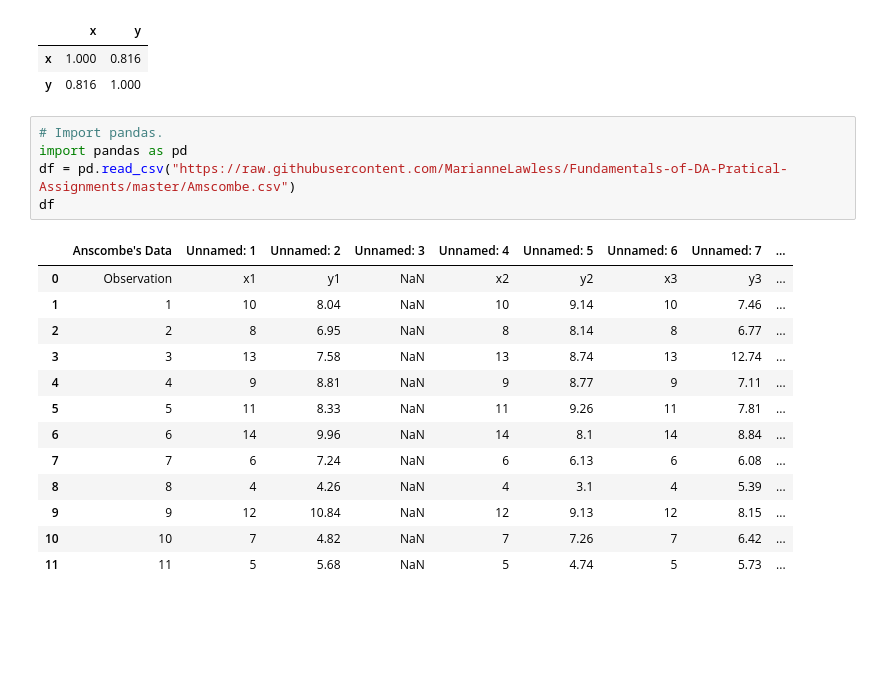
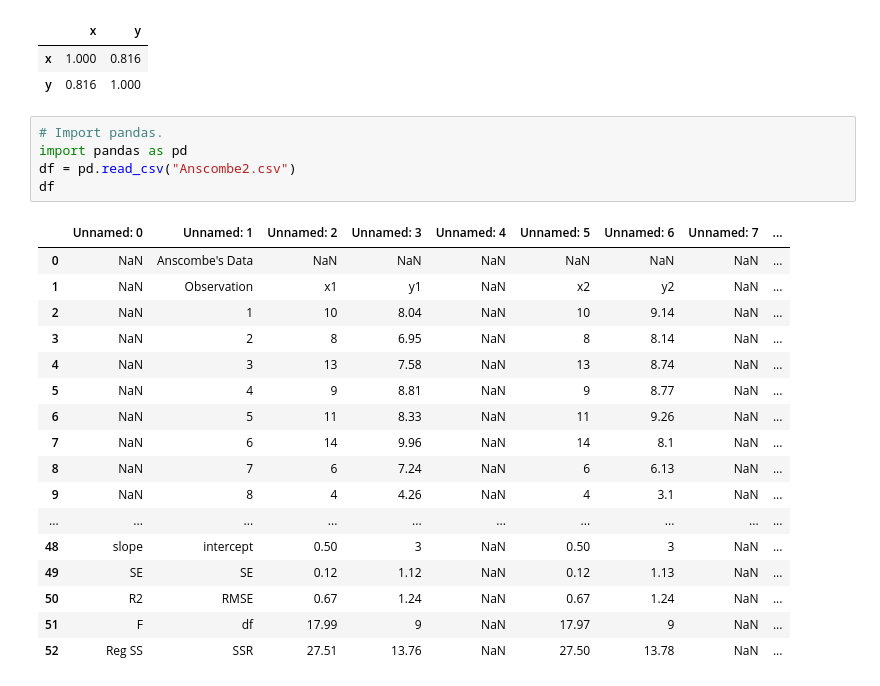
Before and after one commit to MarianneLawless/Fundamentals-of-DA-Pratical-Assignments, a Jupyter notebook: An Analysis of Anscombe's quartet dataset .ipynb, the cells around one changed output. Saved outputs shown, nothing was run; the diff lists cells and outputs as text; blank space fills up the shorter version.

```diff
--- a/An Analysis of Anscombe's quartet dataset .ipynb
+++ b/An Analysis of Anscombe's quartet dataset .ipynb
@@ -95,19 +95,23 @@ np.round(quartet.corr(), decimals=3)
 # %%
 # Import pandas.
 import pandas as pd
-df = pd.read_csv("https://raw.githubusercontent.com/MarianneLawless/Fundamentals-of-DA-Pratical-Assignments/master/Amscombe.csv")
+df = pd.read_csv("Anscombe2.csv")
 df
 # %% [output]
-|  | Anscombe's Data | Unnamed: 1 | Unnamed: 2 | Unnamed: 3 | Unnamed: 4 | Unnamed: 5 | Unnamed: 6 | Unnamed: 7 | ... |
-| 0 | Observation | x1 | y1 | NaN | x2 | y2 | x3 | y3 | ... |
-| 1 | 1 | 10 | 8.04 | NaN | 10 | 9.14 | 10 | 7.46 | ... |
-| 2 | 2 | 8 | 6.95 | NaN | 8 | 8.14 | 8 | 6.77 | ... |
-| 3 | 3 | 13 | 7.58 | NaN | 13 | 8.74 | 13 | 12.74 | ... |
-| 4 | 4 | 9 | 8.81 | NaN | 9 | 8.77 | 9 | 7.11 | ... |
-| 5 | 5 | 11 | 8.33 | NaN | 11 | 9.26 | 11 | 7.81 | ... |
-| 6 | 6 | 14 | 9.96 | NaN | 14 | 8.1 | 14 | 8.84 | ... |
-| 7 | 7 | 6 | 7.24 | NaN | 6 | 6.13 | 6 | 6.08 | ... |
-| 8 | 8 | 4 | 4.26 | NaN | 4 | 3.1 | 4 | 5.39 | ... |
-| 9 | 9 | 12 | 10.84 | NaN | 12 | 9.13 | 12 | 8.15 | ... |
-| 10 | 10 | 7 | 4.82 | NaN | 7 | 7.26 | 7 | 6.42 | ... |
-| 11 | 11 | 5 | 5.68 | NaN | 5 | 4.74 | 5 | 5.73 | ... |
+|  | Unnamed: 0 | Unnamed: 1 | Unnamed: 2 | Unnamed: 3 | Unnamed: 4 | Unnamed: 5 | Unnamed: 6 | Unnamed: 7 | ... |
+| 0 | NaN | Anscombe's Data | NaN | NaN | NaN | NaN | NaN | NaN | ... |
+| 1 | NaN | Observation | x1 | y1 | NaN | x2 | y2 | NaN | ... |
+| 2 | NaN | 1 | 10 | 8.04 | NaN | 10 | 9.14 | NaN | ... |
+| 3 | NaN | 2 | 8 | 6.95 | NaN | 8 | 8.14 | NaN | ... |
+| 4 | NaN | 3 | 13 | 7.58 | NaN | 13 | 8.74 | NaN | ... |
+| 5 | NaN | 4 | 9 | 8.81 | NaN | 9 | 8.77 | NaN | ... |
+| 6 | NaN | 5 | 11 | 8.33 | NaN | 11 | 9.26 | NaN | ... |
+| 7 | NaN | 6 | 14 | 9.96 | NaN | 14 | 8.1 | NaN | ... |
+| 8 | NaN | 7 | 6 | 7.24 | NaN | 6 | 6.13 | NaN | ... |
+| 9 | NaN | 8 | 4 | 4.26 | NaN | 4 | 3.1 | NaN | ... |
+| ... | ... | ... | ... | ... | ... | ... | ... | ... | ... |
+| 48 | slope | intercept | 0.50 | 3 | NaN | 0.50 | 3 | NaN | ... |
+| 49 | SE | SE | 0.12 | 1.12 | NaN | 0.12 | 1.13 | NaN | ... |
+| 50 | R2 | RMSE | 0.67 | 1.24 | NaN | 0.67 | 1.24 | NaN | ... |
+| 51 | F | df | 17.99 | 9 | NaN | 17.97 | 9 | NaN | ... |
+| 52 | Reg SS | SSR | 27.51 | 13.76 | NaN | 27.50 | 13.78 | NaN | ... |
```
Also changed, not shown: 1 other file.
